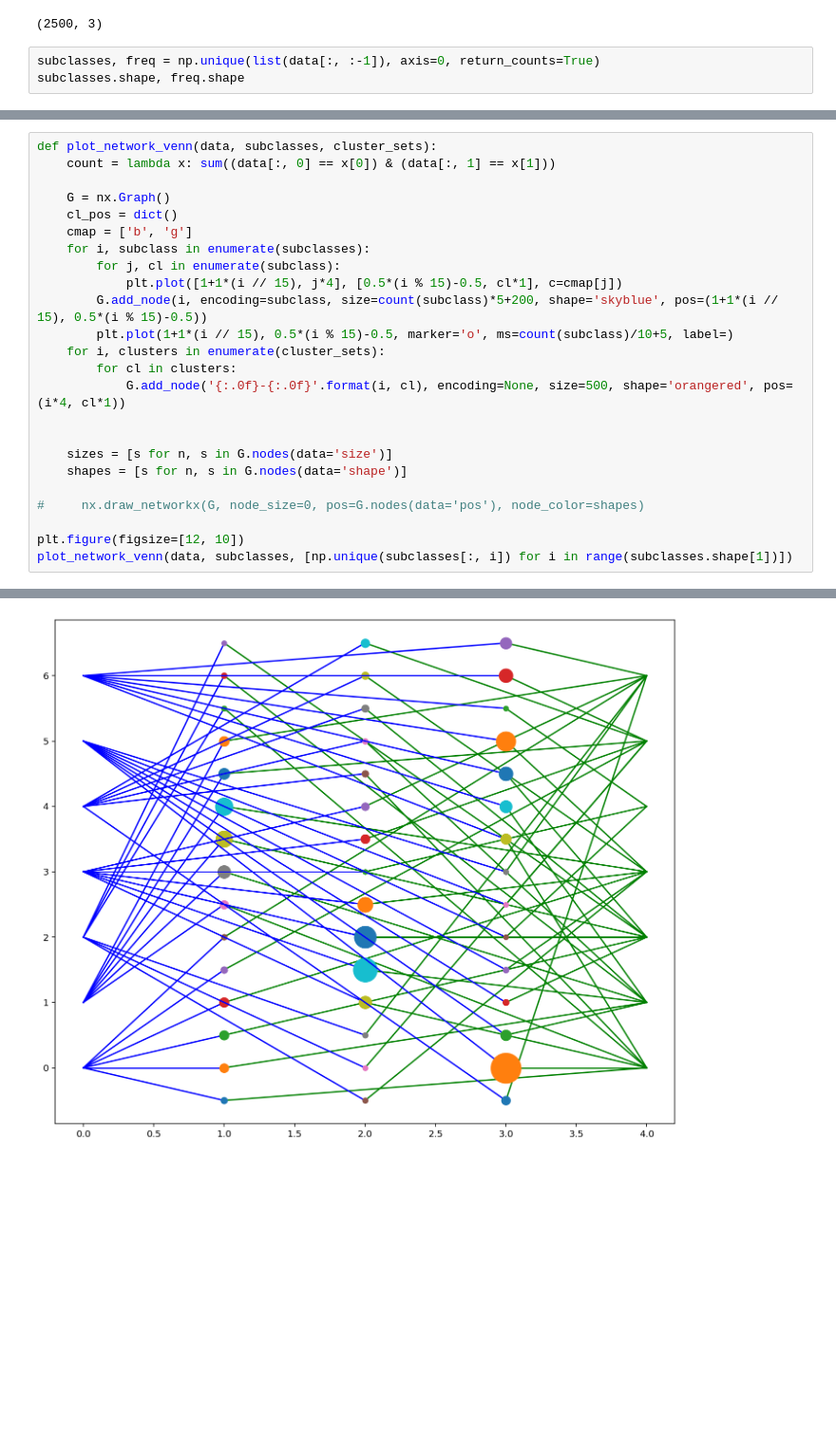
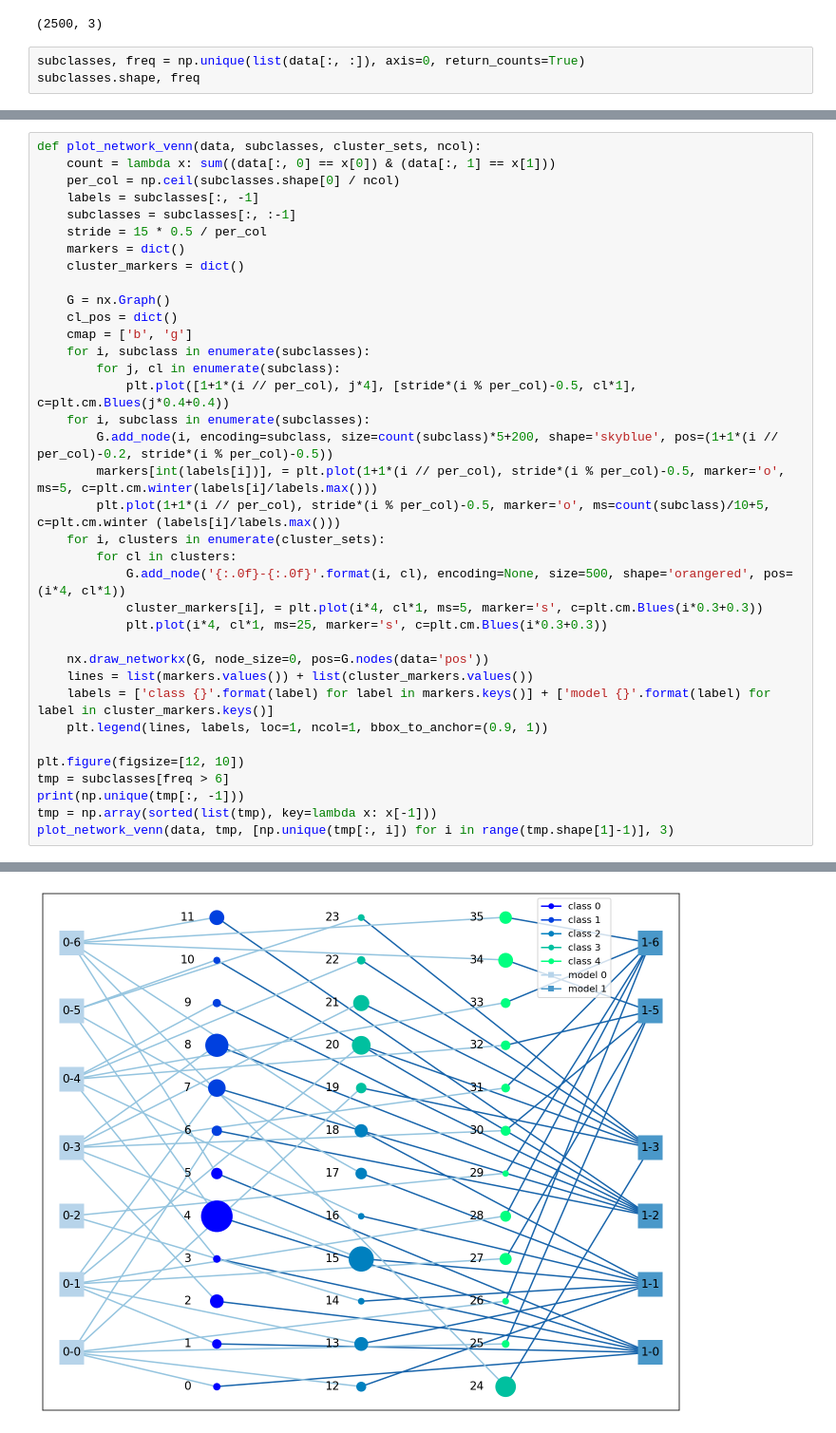
Before and after one commit to BruceZoom/CS222-Algorithm-Project, a Jupyter notebook: code/Subclass Encoder.ipynb, the cells around one changed output, grey strips where cells are left out. Shown at 95% size. Saved outputs shown, nothing was run; the diff lists cells and outputs as text; blank space fills up the shorter version.

Commit message:
update plot network venn

```diff
--- a/code/Subclass Encoder.ipynb
+++ b/code/Subclass Encoder.ipynb
@@ -85,6 +85,6 @@ data.shape
 # %% [output]
 (2500, 3)
 # %%
-subclasses, freq = np.unique(list(data[:, :-1]), axis=0, return_counts=True)
-subclasses.shape, freq.shape
+subclasses, freq = np.unique(list(data[:, :]), axis=0, return_counts=True)
+subclasses.shape, freq
 # %% [output]
@@ -112,25 +96,37 @@ plot(*args, scalex=True, scaley=True, data=None, **kwargs)
 # %%
-def plot_network_venn(data, subclasses, cluster_sets):
+def plot_network_venn(data, subclasses, cluster_sets, ncol):
     count = lambda x: sum((data[:, 0] == x[0]) & (data[:, 1] == x[1]))
+    per_col = np.ceil(subclasses.shape[0] / ncol)
+    labels = subclasses[:, -1]
+    subclasses = subclasses[:, :-1]
+    stride = 15 * 0.5 / per_col
+    markers = dict()
+    cluster_markers = dict()
 
     G = nx.Graph()
     cl_pos = dict()
     cmap = ['b', 'g']
     for i, subclass in enumerate(subclasses):
         for j, cl in enumerate(subclass):
-            plt.plot([1+1*(i // 15), j*4], [0.5*(i % 15)-0.5, cl*1], c=cmap[j])
-        G.add_node(i, encoding=subclass, size=count(subclass)*5+200, shape='skyblue', pos=(1+1*(i // 15), 0.5*(i % 15)-0.5))
-        plt.plot(1+1*(i // 15), 0.5*(i % 15)-0.5, marker='o', ms=count(subclass)/10+5, label=)
+            plt.plot([1+1*(i // per_col), j*4], [stride*(i % per_col)-0.5, cl*1], c=plt.cm.Blues(j*0.4+0.4))
+    for i, subclass in enumerate(subclasses):
+        G.add_node(i, encoding=subclass, size=count(subclass)*5+200, shape='skyblue', pos=(1+1*(i // per_col)-0.2, stride*(i % per_col)-0.5))
+        markers[int(labels[i])], = plt.plot(1+1*(i // per_col), stride*(i % per_col)-0.5, marker='o', ms=5, c=plt.cm.winter(labels[i]/labels.max()))
+        plt.plot(1+1*(i // per_col), stride*(i % per_col)-0.5, marker='o', ms=count(subclass)/10+5, c=plt.cm.winter (labels[i]/labels.max()))
     for i, clusters in enumerate(cluster_sets):
         for cl in clusters:
             G.add_node('{:.0f}-{:.0f}'.format(i, cl), encoding=None, size=500, shape='orangered', pos=(i*4, cl*1))
+            cluster_markers[i], = plt.plot(i*4, cl*1, ms=5, marker='s', c=plt.cm.Blues(i*0.3+0.3))
+            plt.plot(i*4, cl*1, ms=25, marker='s', c=plt.cm.Blues(i*0.3+0.3))
 
-
-    sizes = [s for n, s in G.nodes(data='size')]
-    shapes = [s for n, s in G.nodes(data='shape')]
-
-#     nx.draw_networkx(G, node_size=0, pos=G.nodes(data='pos'), node_color=shapes)
+    nx.draw_networkx(G, node_size=0, pos=G.nodes(data='pos'))
+    lines = list(markers.values()) + list(cluster_markers.values())
+    labels = ['class {}'.format(label) for label in markers.keys()] + ['model {}'.format(label) for label in cluster_markers.keys()]
+    plt.legend(lines, labels, loc=1, ncol=1, bbox_to_anchor=(0.9, 1))
 
 plt.figure(figsize=[12, 10])
-plot_network_venn(data, subclasses, [np.unique(subclasses[:, i]) for i in range(subclasses.shape[1])])
+tmp = subclasses[freq > 6]
+print(np.unique(tmp[:, -1]))
+tmp = np.array(sorted(list(tmp), key=lambda x: x[-1]))
+plot_network_venn(data, tmp, [np.unique(tmp[:, i]) for i in range(tmp.shape[1]-1)], 3)
 # %% [output]
@@ -137 +134 @@ plot_network_venn(data, subclasses, [np.unique(subclasses[:, i]) for i in range(
-[figure, old version]
+[figure, new version]
```
Also changed, not shown: parts of 4 cells of this notebook, 1 other file.
